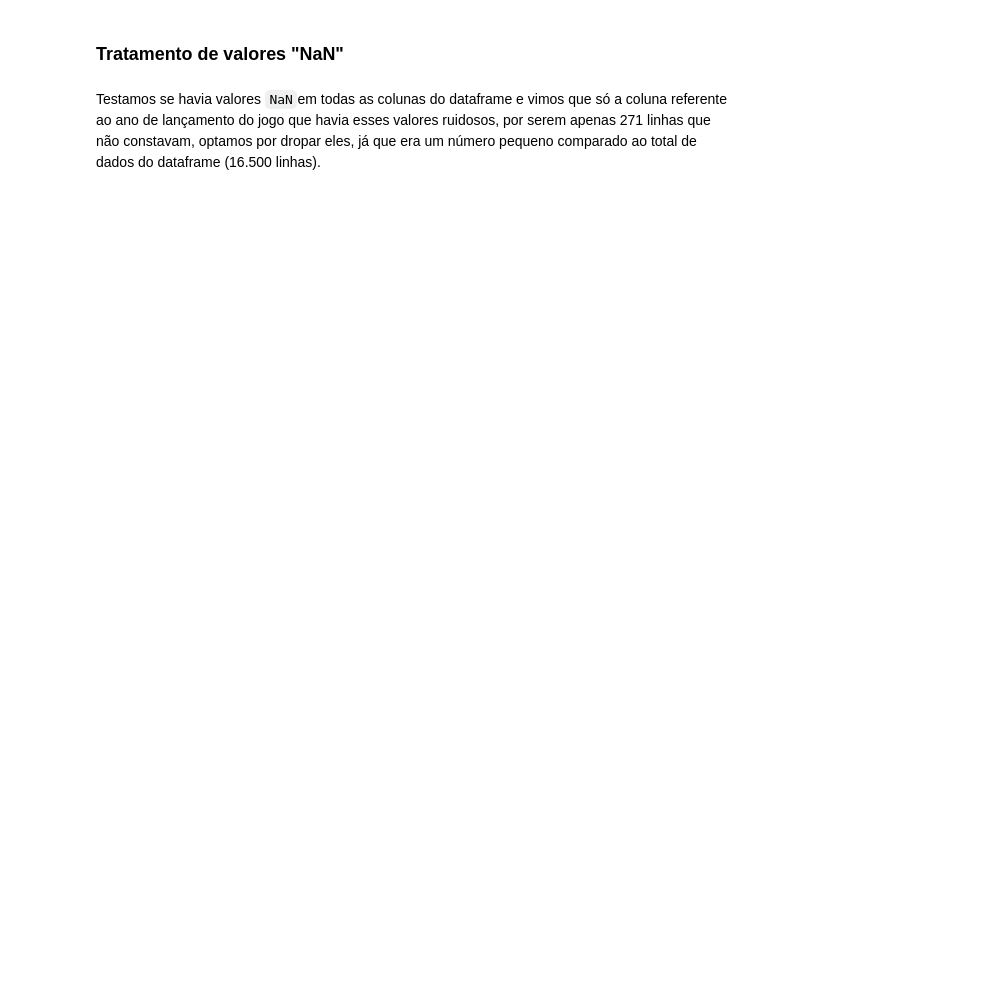
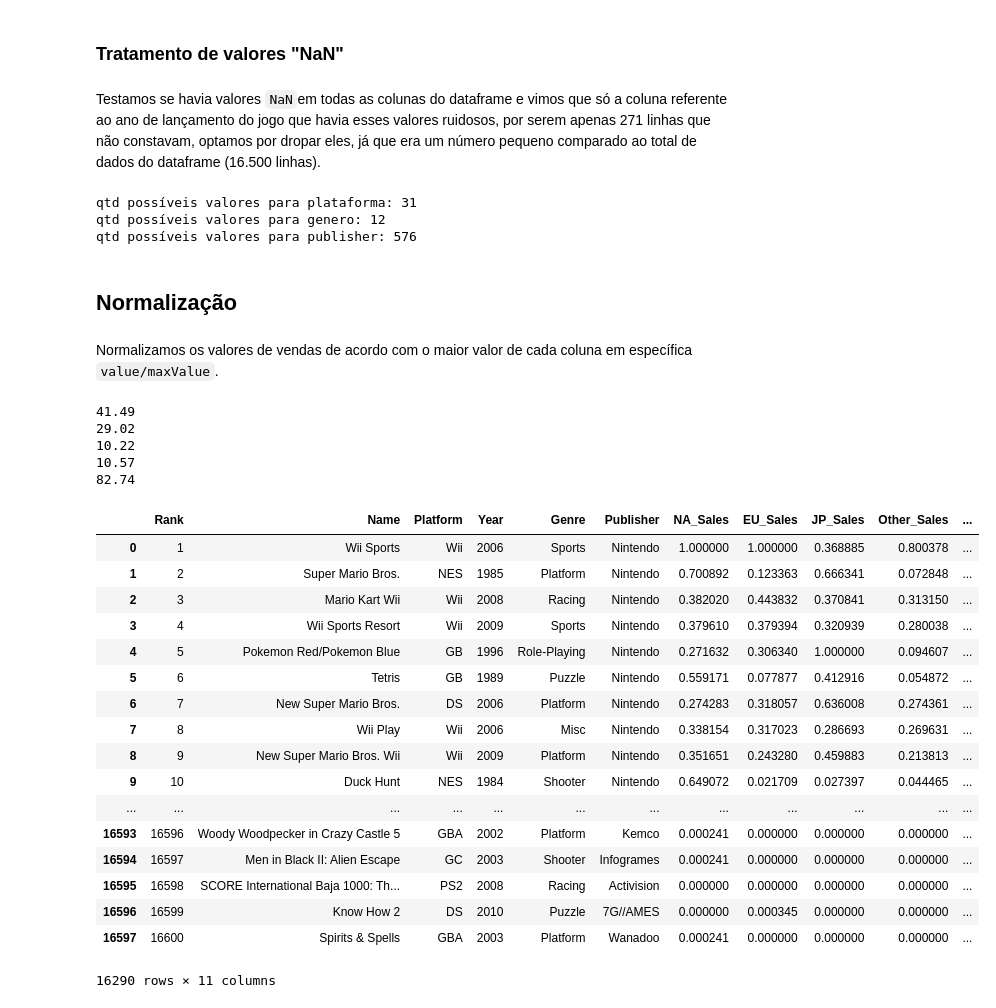
Before and after one commit to matheusraz/DS-Project, a Jupyter notebook: Projeto.ipynb, the cells around one changed output. Saved outputs shown, nothing was run; the diff lists cells and outputs as text; code cells hidden in the pictures; blank space fills up the shorter version.

```diff
--- a/Projeto.ipynb
+++ b/Projeto.ipynb
@@ -121,3 +124,64 @@ display(df.head())
 ### Tratamento de valores "NaN"
 # %% [markdown]
 Testamos se havia valores `NaN`em todas as colunas do dataframe e vimos que só a coluna referente ao ano de lançamento do jogo que havia esses valores ruidosos, por serem apenas 271 linhas que não constavam, optamos por dropar eles, já que era um número pequeno comparado ao total de dados do dataframe (16.500 linhas).
+# %%
+print("qtd possíveis valores para plataforma: {}".format(len(df['Platform'].value_counts())))
+print("qtd possíveis valores para genero: {}".format(len(df['Genre'].value_counts())))
+print("qtd possíveis valores para publisher: {}".format(len(df['Publisher'].value_counts())))
+# %% [output]
+qtd possíveis valores para plataforma: 31
+qtd possíveis valores para genero: 12
+qtd possíveis valores para publisher: 576
+# %% [markdown]
+## Normalização
+# %% [markdown]
+Normalizamos os valores de vendas de acordo com o maior valor de cada coluna em específica `value/maxValue`.
+# %%
+max_NA_Sales = df['NA_Sales'].max()
+print(max_NA_Sales)
+max_EU_Sales = df['EU_Sales'].max()
+print(max_EU_Sales)
+max_JP_Sales = df['JP_Sales'].max()
+print(max_JP_Sales)
+max_Other_Sales = df['Other_Sales'].max()
+print(max_Other_Sales)
+max_Global_Sales = df['Global_Sales'].max()
+print(max_Global_Sales)
+# %% [output]
+41.49
+29.02
+10.22
+10.57
+82.74
+# %%
+for i in df.columns[6:]:
+    if(i == 'NA_Sales'):
+        df[i] = df[i].apply(lambda x : x/max_NA_Sales)
+    elif(i == 'JP_Sales'):
+        df[i] = df[i].apply(lambda x : x/max_JP_Sales)
+    elif(i == 'EU_Sales'):
+        df[i] = df[i].apply(lambda x : x/max_EU_Sales)
+    elif(i == 'Other_Sales'):
+        df[i] = df[i].apply(lambda x : x/max_Other_Sales)
+    elif(i == 'Global_Sales'):
+        df[i] = df[i].apply(lambda x : x/max_Global_Sales)
+df
+# %% [output]
+|  | Rank | Name | Platform | Year | Genre | Publisher | NA_Sales | EU_Sales | JP_Sales | Other_Sales | ... |
+| 0 | 1 | Wii Sports | Wii | 2006 | Sports | Nintendo | 1.000000 | 1.000000 | 0.368885 | 0.800378 | ... |
+| 1 | 2 | Super Mario Bros. | NES | 1985 | Platform | Nintendo | 0.700892 | 0.123363 | 0.666341 | 0.072848 | ... |
+| 2 | 3 | Mario Kart Wii | Wii | 2008 | Racing | Nintendo | 0.382020 | 0.443832 | 0.370841 | 0.313150 | ... |
+| 3 | 4 | Wii Sports Resort | Wii | 2009 | Sports | Nintendo | 0.379610 | 0.379394 | 0.320939 | 0.280038 | ... |
+| 4 | 5 | Pokemon Red/Pokemon Blue | GB | 1996 | Role-Playing | Nintendo | 0.271632 | 0.306340 | 1.000000 | 0.094607 | ... |
+| 5 | 6 | Tetris | GB | 1989 | Puzzle | Nintendo | 0.559171 | 0.077877 | 0.412916 | 0.054872 | ... |
+| 6 | 7 | New Super Mario Bros. | DS | 2006 | Platform | Nintendo | 0.274283 | 0.318057 | 0.636008 | 0.274361 | ... |
+| 7 | 8 | Wii Play | Wii | 2006 | Misc | Nintendo | 0.338154 | 0.317023 | 0.286693 | 0.269631 | ... |
+| 8 | 9 | New Super Mario Bros. Wii | Wii | 2009 | Platform | Nintendo | 0.351651 | 0.243280 | 0.459883 | 0.213813 | ... |
+| 9 | 10 | Duck Hunt | NES | 1984 | Shooter | Nintendo | 0.649072 | 0.021709 | 0.027397 | 0.044465 | ... |
+| ... | ... | ... | ... | ... | ... | ... | ... | ... | ... | ... | ... |
+| 16593 | 16596 | Woody Woodpecker in Crazy Castle 5 | GBA | 2002 | Platform | Kemco | 0.000241 | 0.000000 | 0.000000 | 0.000000 | ... |
+| 16594 | 16597 | Men in Black II: Alien Escape | GC | 2003 | Shooter | Infogrames | 0.000241 | 0.000000 | 0.000000 | 0.000000 | ... |
+| 16595 | 16598 | SCORE International Baja 1000: Th... | PS2 | 2008 | Racing | Activision | 0.000000 | 0.000000 | 0.000000 | 0.000000 | ... |
+| 16596 | 16599 | Know How 2 | DS | 2010 | Puzzle | 7G//AMES | 0.000000 | 0.000345 | 0.000000 | 0.000000 | ... |
+| 16597 | 16600 | Spirits & Spells | GBA | 2003 | Platform | Wanadoo | 0.000241 | 0.000000 | 0.000000 | 0.000000 | ... |
+16290 rows × 11 columns
```
Also changed, not shown: parts of 14 cells of this notebook, 1 other file.
